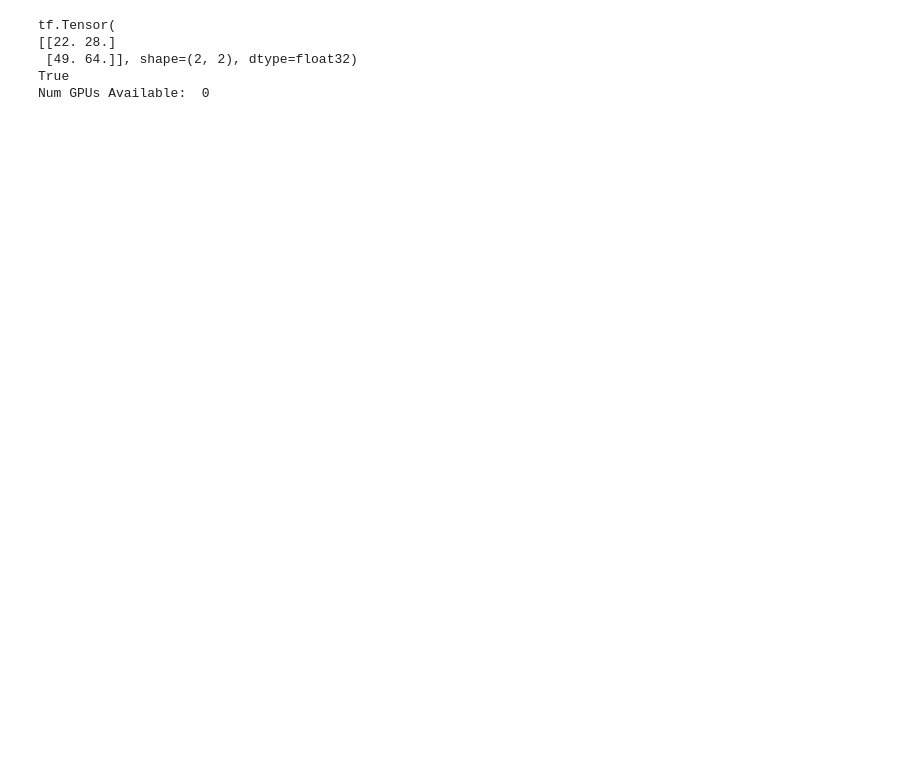
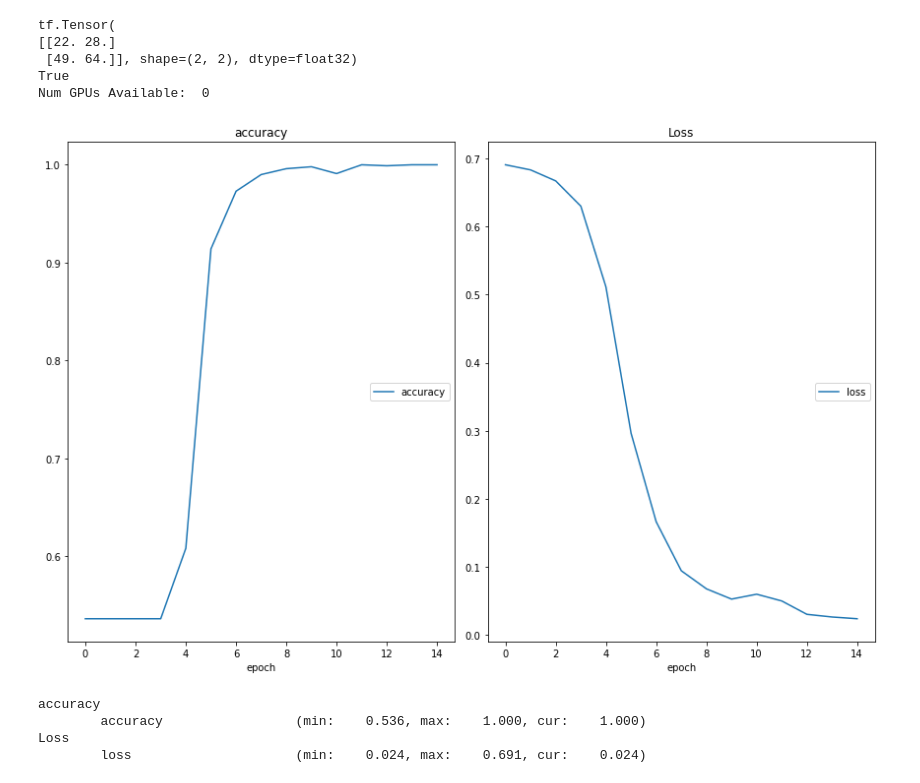
Before and after one commit to Squishy123/CPS803-Project, a Jupyter notebook: src/rnn.ipynb, the cells around one changed output. Drawn from its saved outputs; the diff is of its cells as text; code cells hidden in the pictures; blank space fills up the shorter version.

```diff
--- a/src/rnn.ipynb
+++ b/src/rnn.ipynb
@@ -57,7 +58,15 @@ model.compile(loss=tf.keras.losses.BinaryCrossentropy(from_logits=True),
 # %%
 plotlosses = PlotLossesKerasTF()
 # %%
+start_time = time.time()
 history=model.fit(train_X[0:1000],train_Y[0:1000],epochs=15,callbacks=[plotlosses],verbose=False, workers=1)
+print("Execution time: " + str((time.time() - start_time)) + ' ms')
+# %% [output]
+[figure, added]
+accuracy
+        accuracy                 (min:    0.536, max:    1.000, cur:    1.000)
+Loss
+        loss                     (min:    0.024, max:    0.691, cur:    0.024)
 # %%
 test_loss, test_acc = model.evaluate(test_X[0:10], test_Y[0:10], workers=4)
 
```
Also changed, not shown: parts of 2 cells of this notebook.
